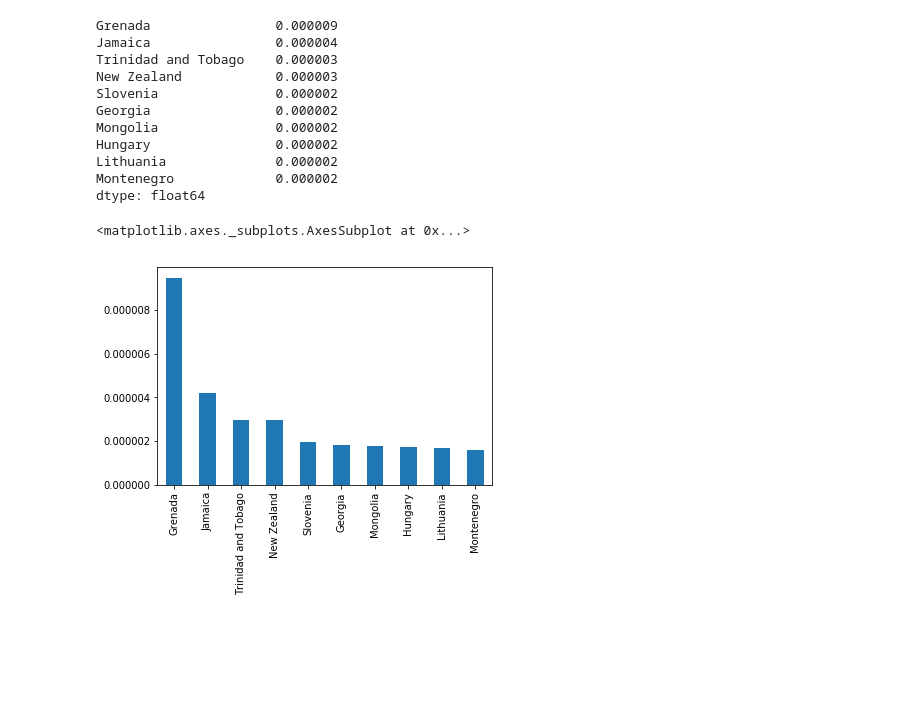
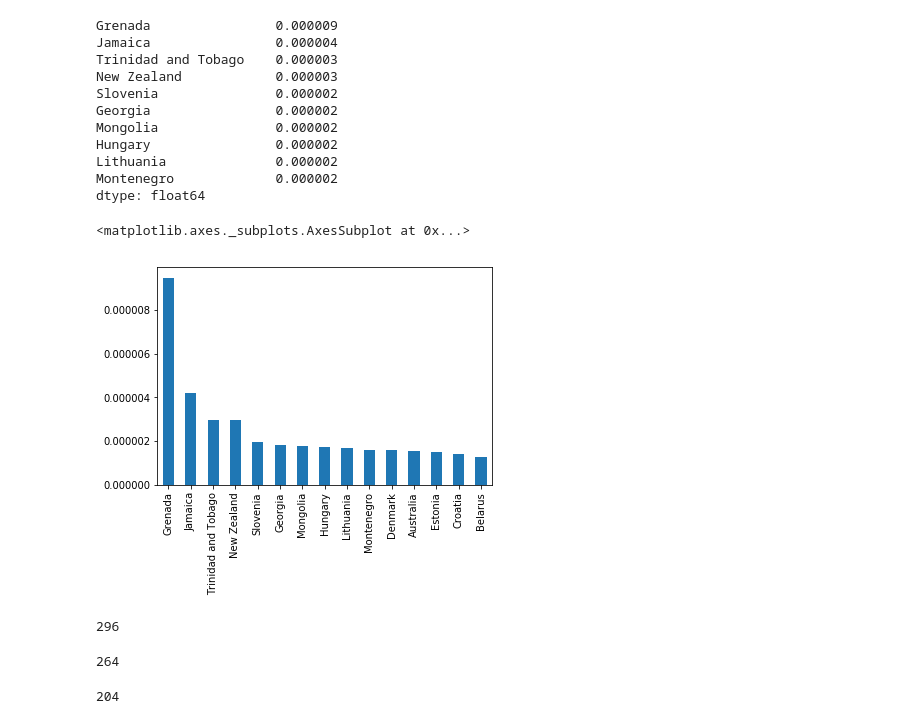
Before and after one commit to jaworra/Jupyter-Notebooks, a Jupyter notebook: pythonCharmersDay2.ipynb, the cells around one changed output. Saved outputs shown, nothing was run; the diff lists cells and outputs as text; code cells hidden in the pictures; blank space fills up the shorter version.

```diff
--- a/pythonCharmersDay2.ipynb
+++ b/pythonCharmersDay2.ipynb
@@ -310,7 +310,19 @@ Lithuania              0.000002
 Montenegro             0.000002
 dtype: float64
 # %%
-compCountryPopMedals.nlargest(10).plot(kind='bar')
+compCountryPopMedals.nlargest(15).plot(kind='bar')
 # %% [output]
 <matplotlib.axes._subplots.AxesSubplot at 0x...>
-[figure, old version]
+[figure, new version]
+# %%
+len(compCountryPopMedals)
+# %% [output]
+296
+# %%
+len(population)
+# %% [output]
+264
+# %%
+len(olympics)
+# %% [output]
+204
```
Also changed, not shown: parts of 15 cells of this notebook.
